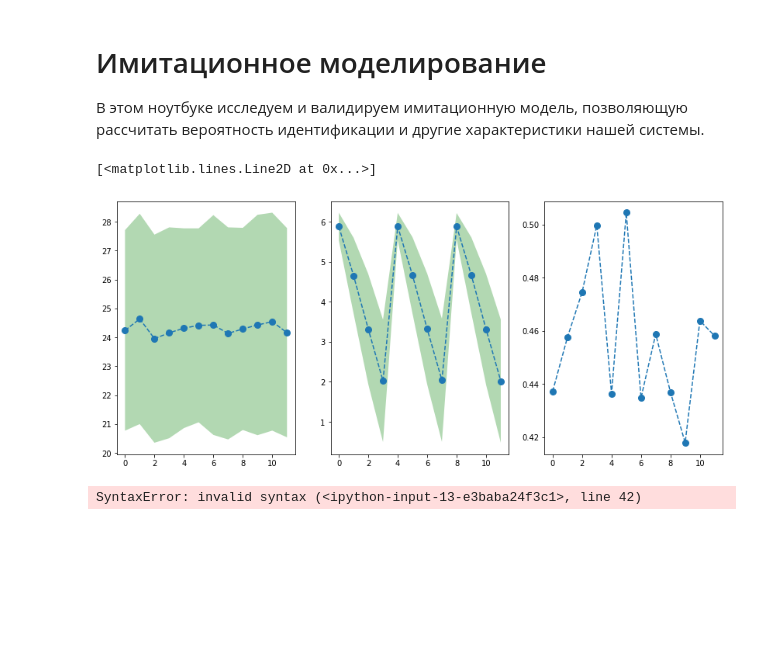
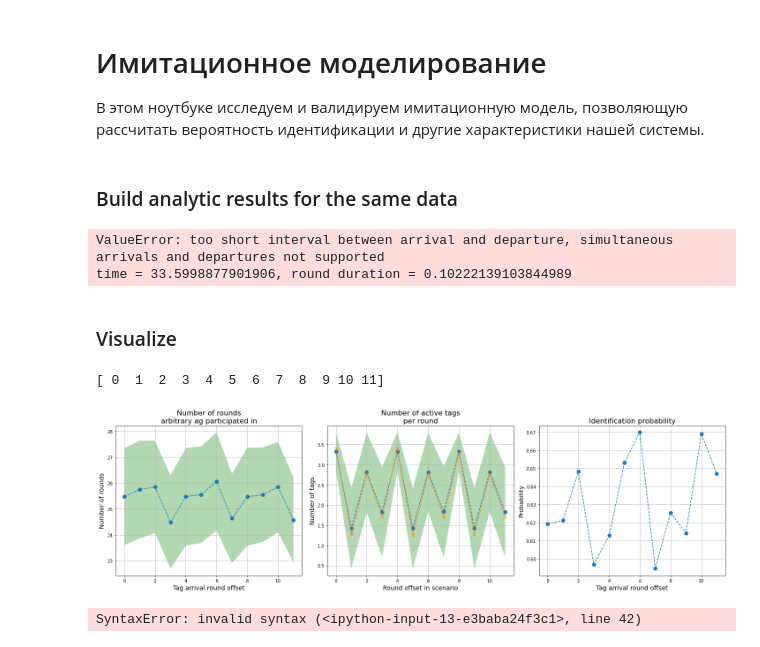
Before and after one commit to larioandr/thesis-rfidam, a Jupyter notebook: experiments/3. Simulations.ipynb, the cells around one changed output. Saved outputs shown, nothing was run; the diff lists cells and outputs as text; code cells hidden in the pictures; blank space fills up the shorter version.

```diff
--- a/experiments/3. Simulations.ipynb
+++ b/experiments/3. Simulations.ipynb
@@ -53,32 +53,68 @@ def run_sim(params, n_iters = 5):
     journals = [simulate(params) for _ in tqdm(range(n_iters))]
     return journals
 # %%
-params = build_params("AAAAx", .01, arrival_interval=.17, num_tags=10000, time_in_area=1.0)
+params = build_params("ABABx", ber=.01, arrival_interval=.3, num_tags=10000, time_in_area=1.0)
 # %%
 journals_1 = run_sim(params)
 # %%
 round_infos_x3 = build_scenario_info(journals_1, len(params.scenario) * 3 )
+# %% [markdown]
+### Build analytic results for the same data
+# %%
+from rfidam.chains import estimate_rounds_props
+from rfidam.statistics import count_averages, group_round_values
+
+rounds_props = estimate_rounds_props(params.scenario*30, params.protocol, ber=.01, arrival_interval=.3, time_in_area=1.0)
+rounds_props['n_active_tags_stats'] = count_averages(
+    group_round_values(
+        [p @ np.arange(p.shape[0]) for p in rounds_props['n_active_tags']],
+        len(params.scenario)*3
+    ))
+rounds_props['n_active_tags'][:len(params.scenario)*4]
+
+# print(len(params.scenario))
+# %% [output]
+ValueError: too short interval between arrival and departure, simultaneous arrivals and departures not supported
+time = 33.5998877901906, round duration = 0.10222139103844989
+# %% [markdown]
+### Visualize
 # %%
-fig, axes = plt.subplots(figsize=(14, 6), ncols=3)
+fig, axes = plt.subplots(figsize=(20, 6), ncols=3)
 OX = np.arange(round_infos_x3.scenario_length)
+print(OX)
 axes[0].plot(OX, round_infos_x3.num_rounds_active.means, marker='o', markersize=8, linestyle='--')
 axes[0].fill_between(
     OX,
     round_infos_x3.num_rounds_active.means - round_infos_x3.num_rounds_active.errors,
     round_infos_x3.num_rounds_active.means + round_infos_x3.num_rounds_active.errors,
     facecolor='green', alpha=0.3)
+axes[0].set_title("Number of rounds\narbitrary ag participated in", fontsize=16)
+axes[0].set_xlabel('Tag arrival round offset', fontsize=14)
+axes[0].set_ylabel('Number of rounds', fontsize=14)
 
 axes[1].plot(OX, round_infos_x3.num_tags_active.means, marker='o', markersize=8, linestyle='--')
+axes[1].plot(OX, rounds_props['n_active_tags_stats'].means, marker='x', markersize=8, linestyle='--')
 axes[1].fill_between(
     OX,
     round_infos_x3.num_tags_active.means - round_infos_x3.num_tags_active.errors,
     round_infos_x3.num_tags_active.means + round_infos_x3.num_tags_active.errors,
     facecolor='green', alpha=0.3)
+axes[1].set_title("Number of active tags\nper round", fontsize=16)
+axes[1].set_xlabel('Round offset in scenario', fontsize=14)
+axes[1].set_ylabel('Number of tags', fontsize=14)
 
 axes[2].plot(OX, round_infos_x3.id_probs, marker="o", markersize=8, linestyle='--')
+axes[2].set_title('Identification probability', fontsize=16)
+axes[2].set_xlabel('Tag arrival round offset', fontsize=14)
+axes[2].set_ylabel('Probability', fontsize=14)
+
+for ax in axes:
+    ax.grid()
+
+plt.tight_layout()
 # %% [output]
-[<matplotlib.lines.Line2D at 0x...>]
+[ 0  1  2  3  4  5  6  7  8  9 10 11]
-[figure, old version]
+[figure, new version]
 # %%
 from collections.abc import Iterable
 from itertools import product
```
Also changed, not shown: 10 other files.
